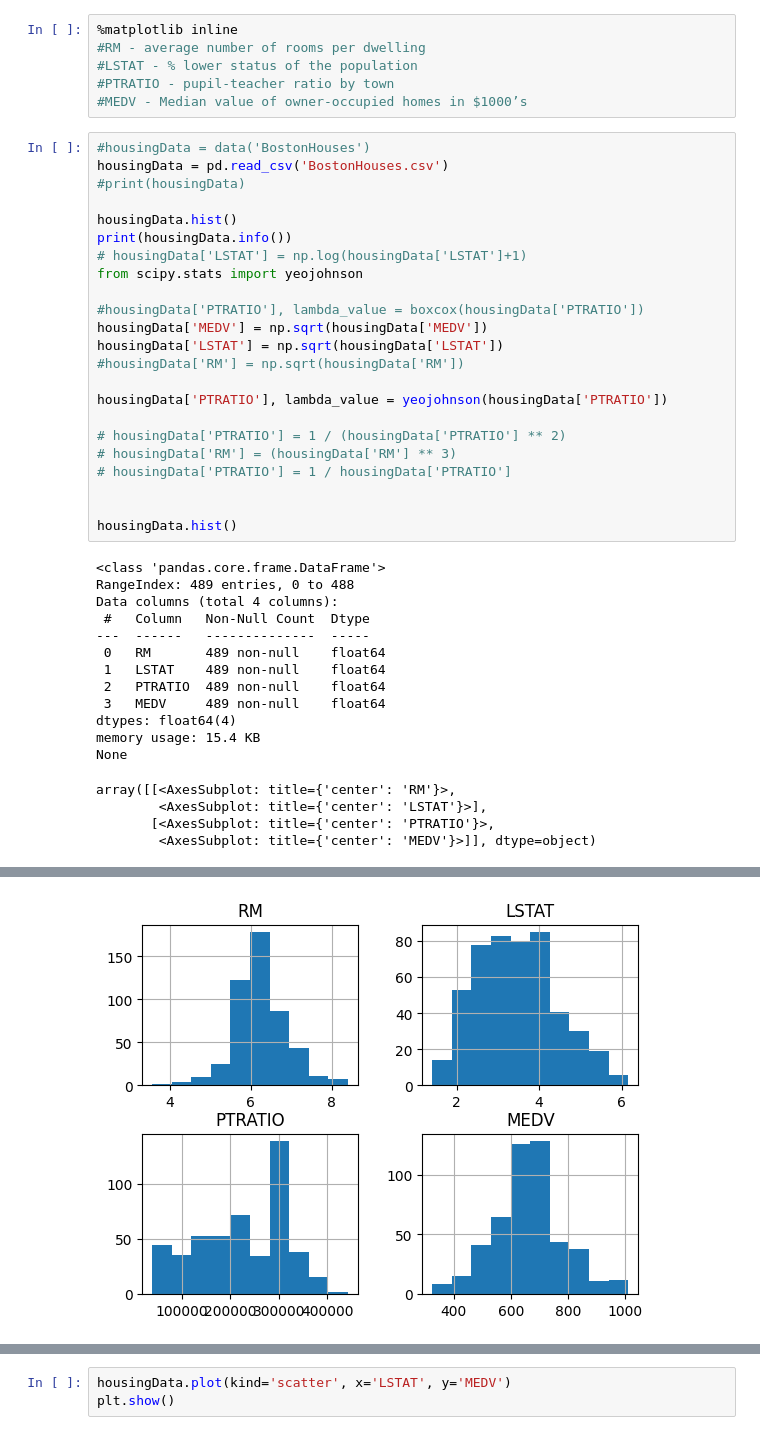
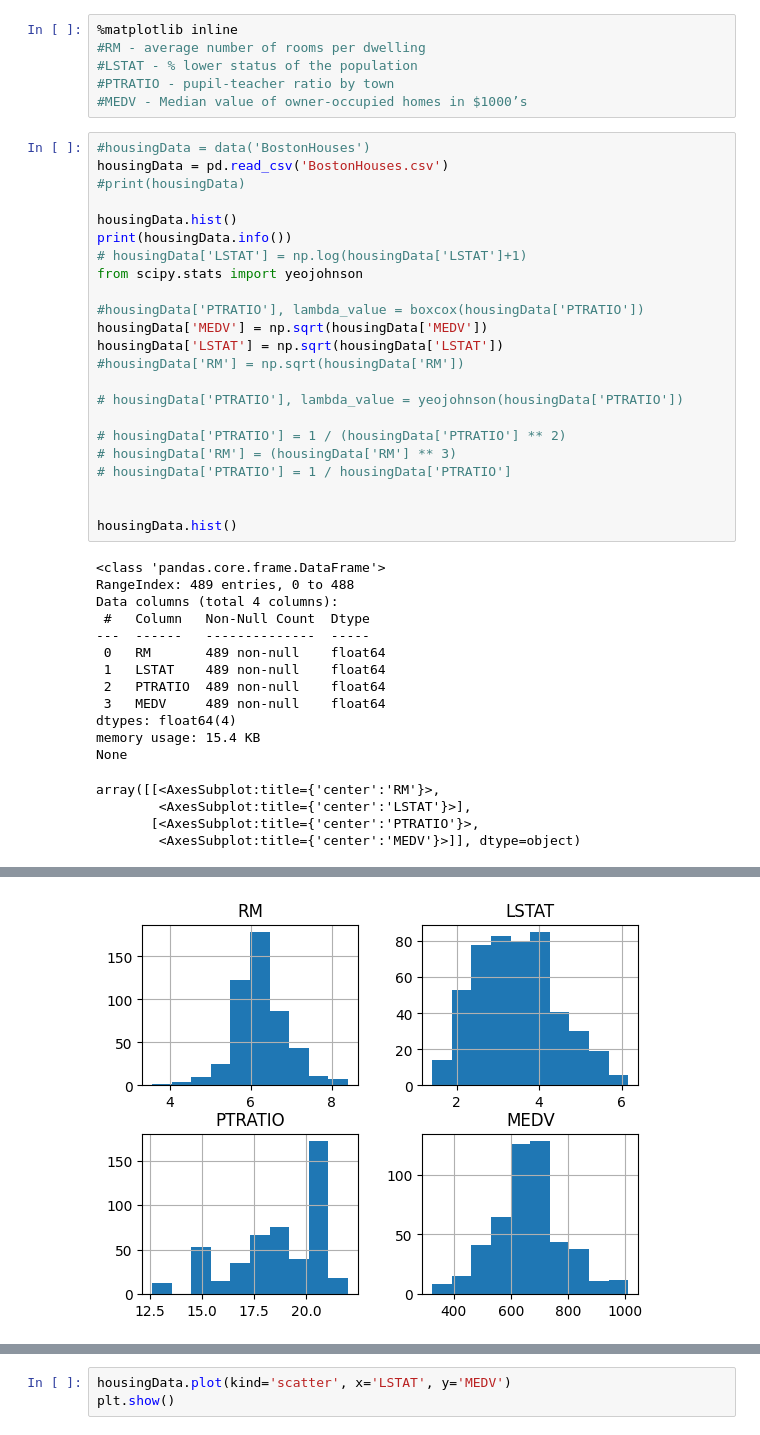
Before and after one commit to SuRRiEs006/BostonHousingRegressionModel, a Jupyter notebook: main.ipynb, the cells around one changed output, grey strips where cells are left out. Drawn from its saved outputs; the diff is of its cells as text.

```diff
--- a/main.ipynb
+++ b/main.ipynb
@@ -21,39 +21,39 @@ housingData.hist()
 print(housingData.info())
 # housingData['LSTAT'] = np.log(housingData['LSTAT']+1)
 from scipy.stats import yeojohnson
 
 #housingData['PTRATIO'], lambda_value = boxcox(housingData['PTRATIO'])
 housingData['MEDV'] = np.sqrt(housingData['MEDV'])
 housingData['LSTAT'] = np.sqrt(housingData['LSTAT'])
 #housingData['RM'] = np.sqrt(housingData['RM'])
 
-housingData['PTRATIO'], lambda_value = yeojohnson(housingData['PTRATIO'])
+# housingData['PTRATIO'], lambda_value = yeojohnson(housingData['PTRATIO'])
 
 # housingData['PTRATIO'] = 1 / (housingData['PTRATIO'] ** 2)
 # housingData['RM'] = (housingData['RM'] ** 3)
 # housingData['PTRATIO'] = 1 / housingData['PTRATIO']
 
 
 housingData.hist()
 # %% [output]
 <class 'pandas.core.frame.DataFrame'>
 RangeIndex: 489 entries, 0 to 488
 Data columns (total 4 columns):
  #   Column   Non-Null Count  Dtype
 ---  ------   --------------  -----
  0   RM       489 non-null    float64
  1   LSTAT    489 non-null    float64
  2   PTRATIO  489 non-null    float64
  3   MEDV     489 non-null    float64
 dtypes: float64(4)
 memory usage: 15.4 KB
 None
-array([[<AxesSubplot: title={'center': 'RM'}>,
-        <AxesSubplot: title={'center': 'LSTAT'}>],
-       [<AxesSubplot: title={'center': 'PTRATIO'}>,
-        <AxesSubplot: title={'center': 'MEDV'}>]], dtype=object)
+array([[<AxesSubplot:title={'center':'RM'}>,
+        <AxesSubplot:title={'center':'LSTAT'}>],
+       [<AxesSubplot:title={'center':'PTRATIO'}>,
+        <AxesSubplot:title={'center':'MEDV'}>]], dtype=object)
 [figure]
-[figure, old version]
+[figure, new version]
 # %%
 plt.figure(figsize=(15,8))
 sns.heatmap(housingData.corr(), annot=True, cmap="YlGnBu")
```
Also changed, not shown: parts of 7 cells of this notebook.
